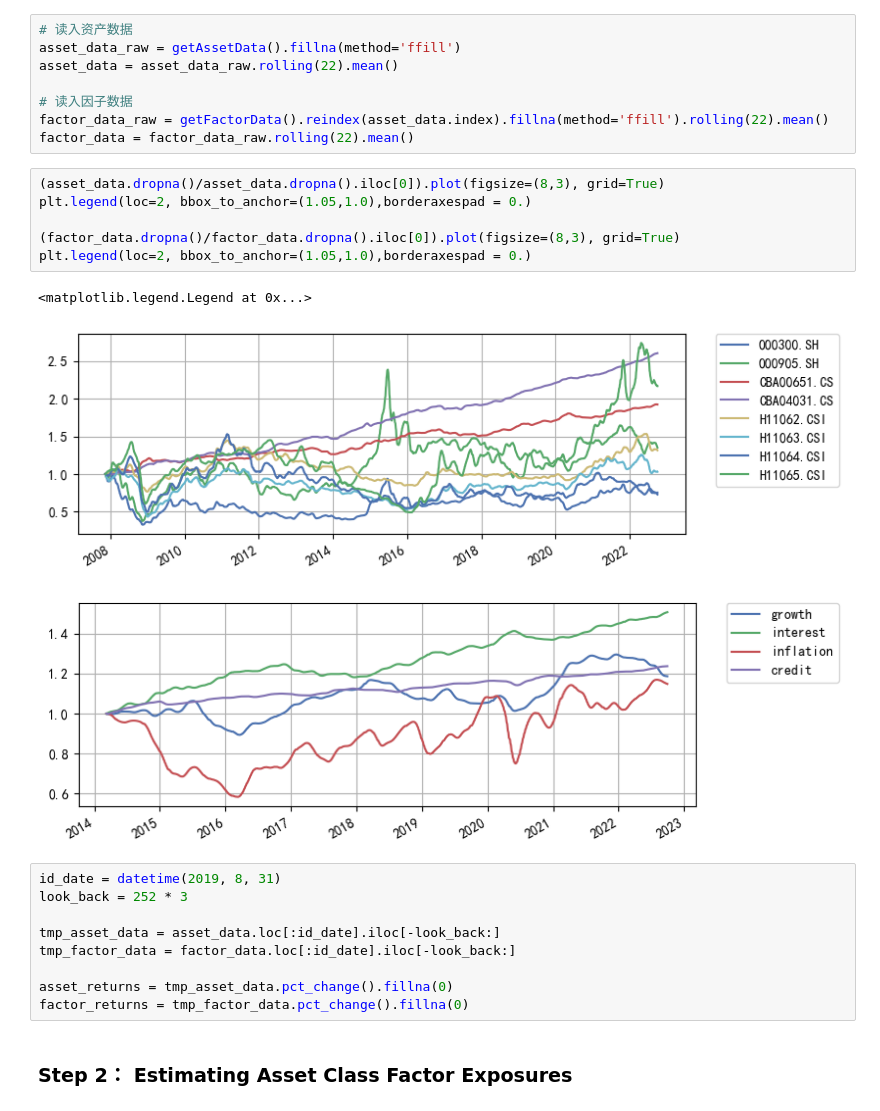
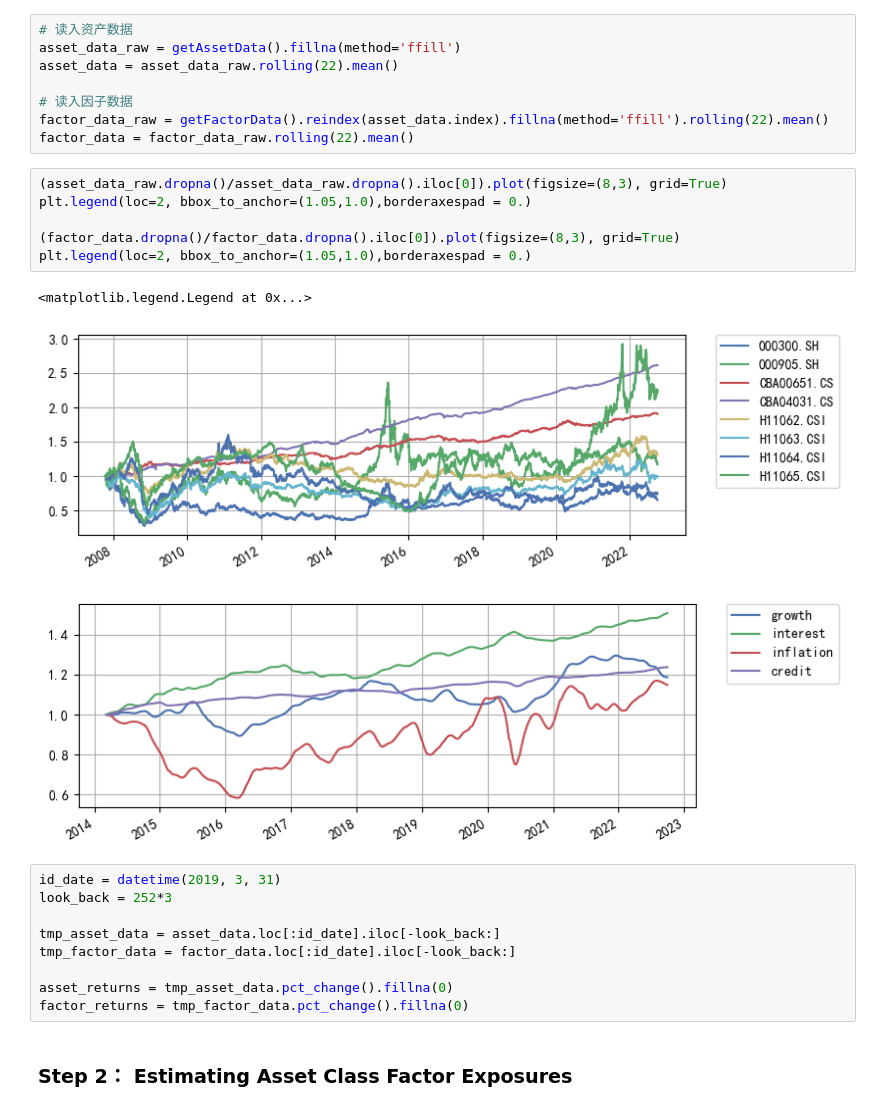
Before and after one commit to yuansicheng/factor_allocation_research, a Jupyter notebook: codes/bender_article.ipynb, the cells around one changed output. Cells and saved outputs as stored; diff of their text form.

```diff
--- a/codes/bender_article.ipynb
+++ b/codes/bender_article.ipynb
@@ -33,18 +35,18 @@ asset_data = asset_data_raw.rolling(22).mean()
 factor_data_raw = getFactorData().reindex(asset_data.index).fillna(method='ffill').rolling(22).mean()
 factor_data = factor_data_raw.rolling(22).mean()
 # %%
-(asset_data.dropna()/asset_data.dropna().iloc[0]).plot(figsize=(8,3), grid=True)
+(asset_data_raw.dropna()/asset_data_raw.dropna().iloc[0]).plot(figsize=(8,3), grid=True)
 plt.legend(loc=2, bbox_to_anchor=(1.05,1.0),borderaxespad = 0.)
 
 (factor_data.dropna()/factor_data.dropna().iloc[0]).plot(figsize=(8,3), grid=True)
 plt.legend(loc=2, bbox_to_anchor=(1.05,1.0),borderaxespad = 0.)
 # %% [output]
 <matplotlib.legend.Legend at 0x...>
-[figure, old version]
+[figure, new version]
 [figure]
 # %%
-id_date = datetime(2019, 8, 31)
-look_back = 252 * 3
+id_date = datetime(2019, 3, 31)
+look_back = 252*3
 
 tmp_asset_data = asset_data.loc[:id_date].iloc[-look_back:]
 tmp_factor_data = factor_data.loc[:id_date].iloc[-look_back:]
```
Also changed, not shown: parts of 17 cells of this notebook, 2 other files.
